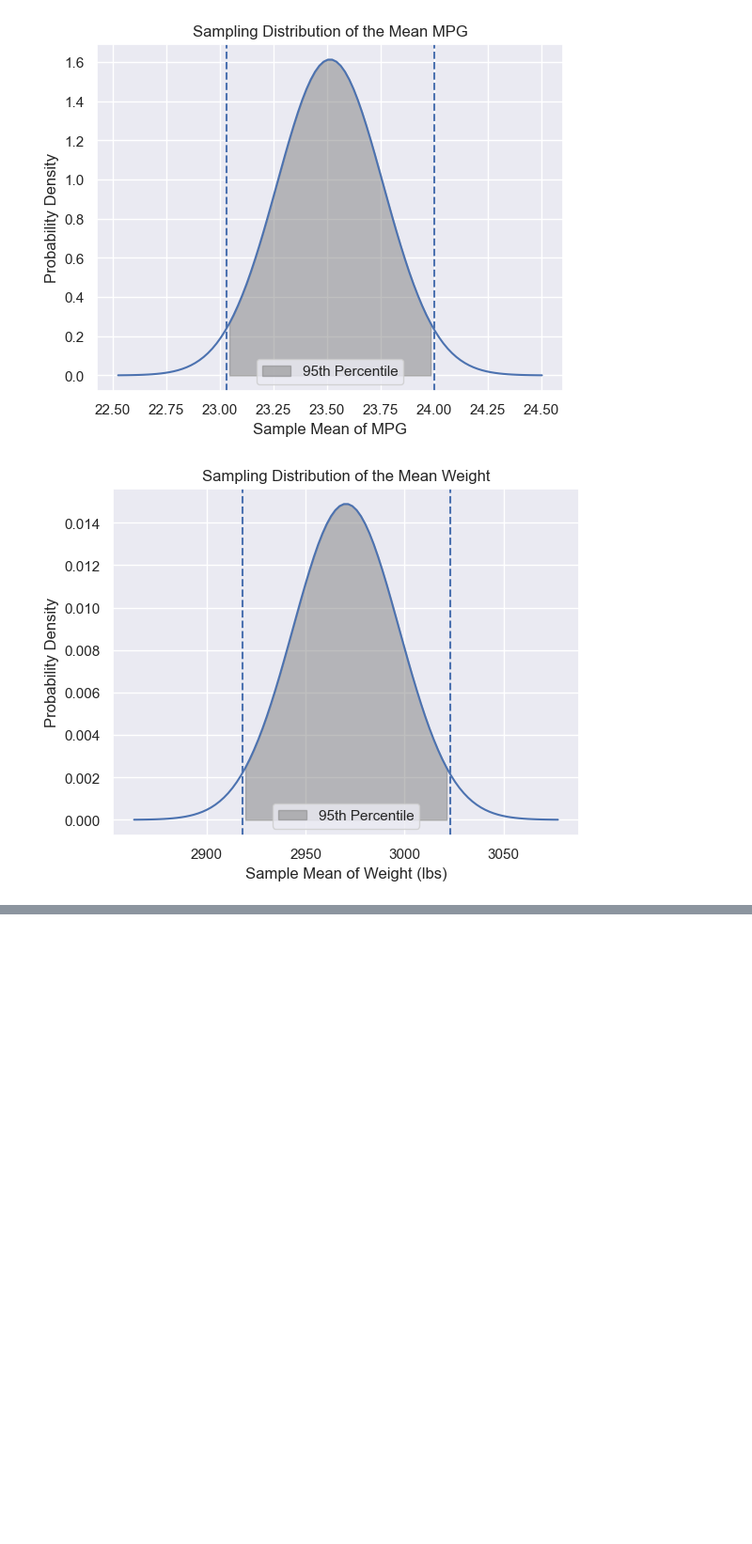
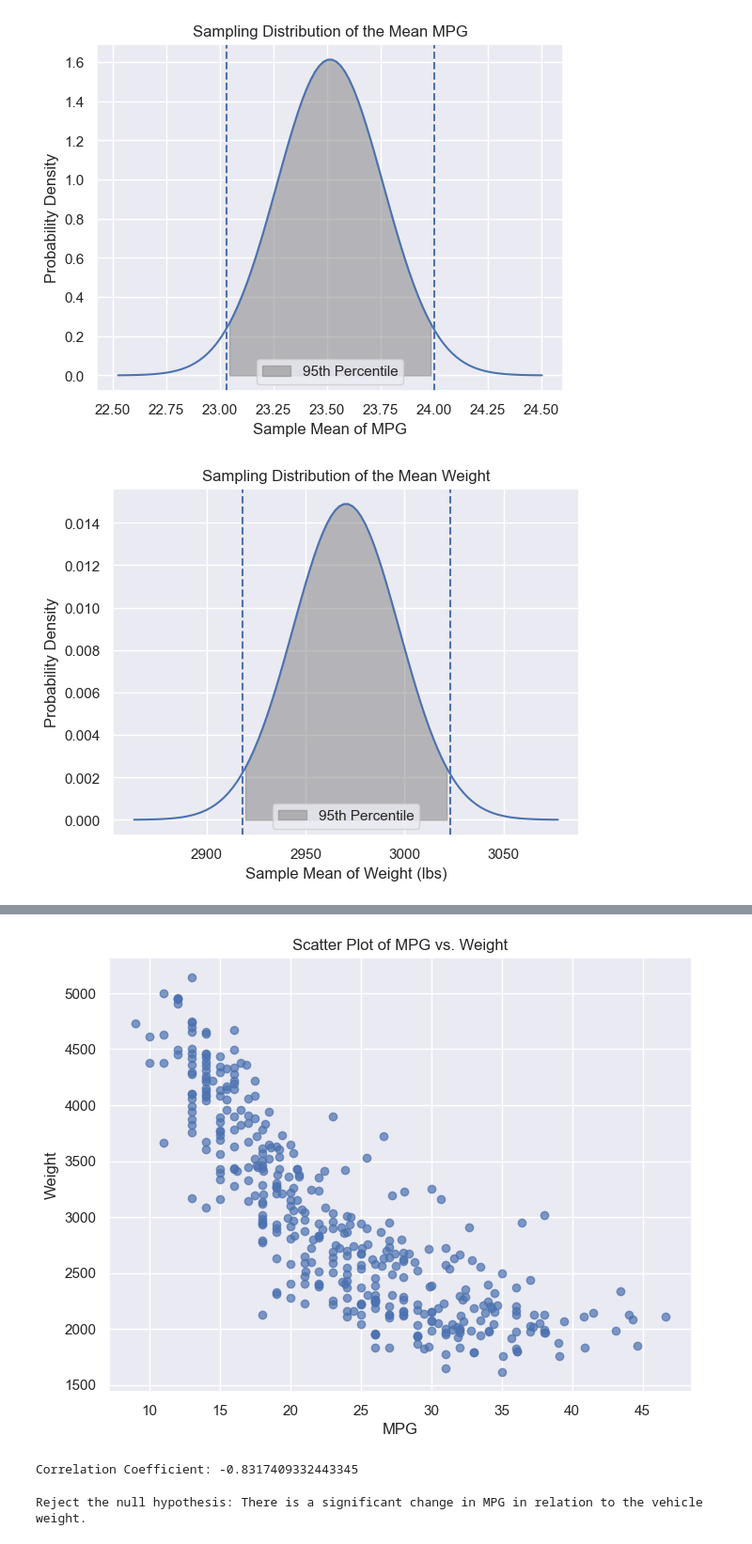
Before and after one commit to mesege1/stats_case_study, a Jupyter notebook: ashton.ipynb, the cells around one changed output, grey strips where cells are left out. Shown at 94% size. Cells and saved outputs as stored; diff of their text form; code cells hidden in the pictures; blank space fills up the shorter version.

```diff
--- a/ashton.ipynb
+++ b/ashton.ipynb
@@ -215,0 +246,36 @@ plt.show()
+# %%
+
+
+# Create a scatter plot
+plt.figure(figsize=(8, 6))
+plt.scatter(cars['mpg'], cars['weight'], marker='o', color='b', alpha=0.7)
+plt.xlabel('MPG')
+plt.ylabel('Weight')
+plt.title('Scatter Plot of MPG vs. Weight')
+plt.grid(True)
+plt.show()
+
+# Calculate the correlation coefficient
+correlation_coefficient = cars['mpg'].corr(cars['weight'])
+print("Correlation Coefficient:", correlation_coefficient)
+# %% [output]
+[figure, added]
+Correlation Coefficient: -0.8317409332443345
+# %%
+# Separate data into two groups: MPG for low weight and MPG for high weight
+low_weight_mpg = cars[cars['weight'] <= cars['weight'].median()]['mpg']
+high_weight_mpg = cars[cars['weight'] > cars['weight'].median()]['mpg']
+
+# Perform independent t-test
+t_stat, p_value = ttest_ind(low_weight_mpg, high_weight_mpg)
+
+# Define significance level (alpha)
+alpha = 0.05
+
+# Compare p-value with alpha to make the decision
+if p_value < alpha:
+    print("Reject the null hypothesis: There is a significant change in MPG in relation to the vehicle weight.")
+else:
+    print("Fail to reject the null hypothesis: There is no significant change in MPG in relation to the vehicle weight.")
+# %% [output]
+Reject the null hypothesis: There is a significant change in MPG in relation to the vehicle weight.
```
Also changed, not shown: parts of 17 cells of this notebook, 1 other file.
